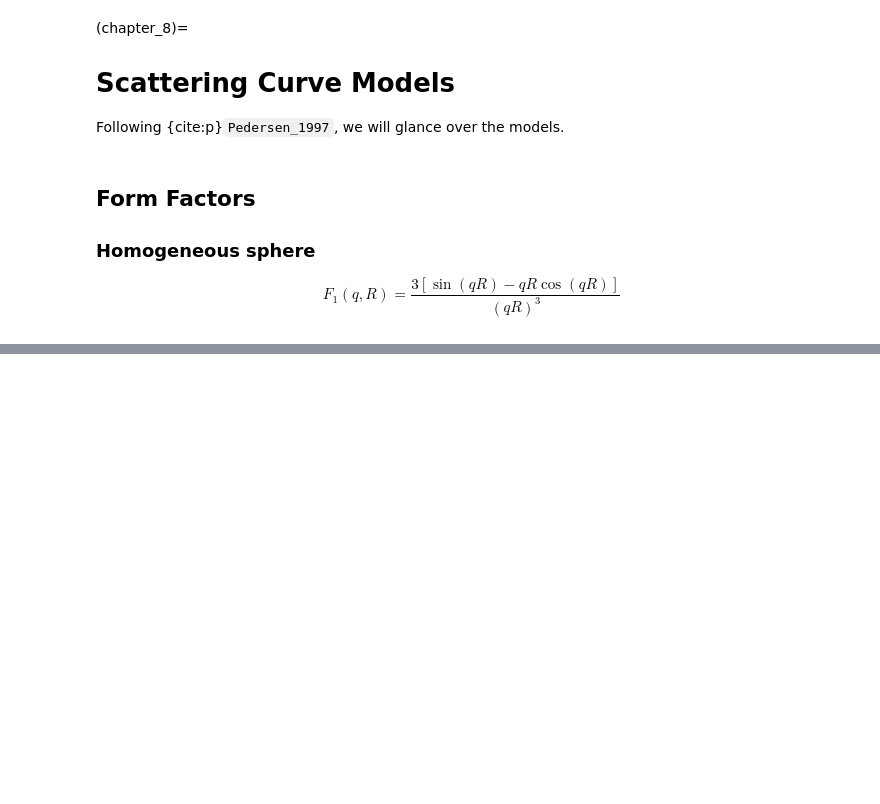
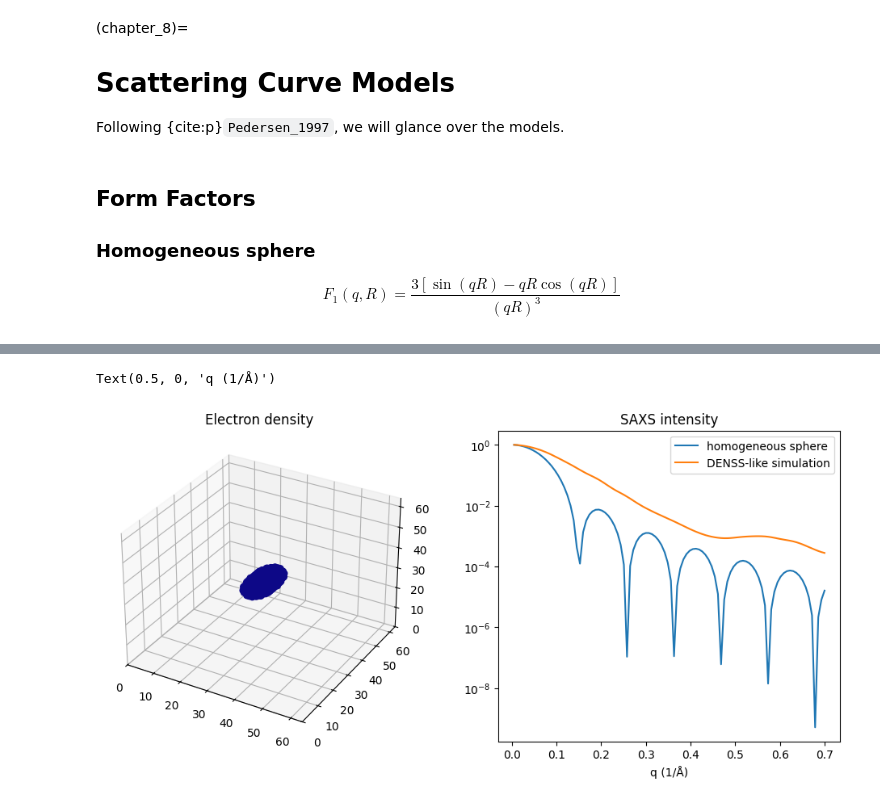
Before and after one commit to freesemt/molass-essence, a Jupyter notebook: _sources/chapters/09/scattering_models.ipynb, the cells around one changed output, grey strips where cells are left out. Saved outputs shown, nothing was run; the diff lists cells and outputs as text; code cells hidden in the pictures; blank space fills up the shorter version.

```diff
--- a/_sources/chapters/09/scattering_models.ipynb
+++ b/_sources/chapters/09/scattering_models.ipynb
@@ -30,0 +67,25 @@ for ax in ax1, ax2:
+# %%
+from molass.Shapes import Ellipsoid
+from molass.DensitySpace import VoxelSpace
+from molass.SAXS.Simulator import compute_saxs, draw_saxs
+
+ellipsoid = Ellipsoid(10, 5, 3)
+space = VoxelSpace(64, ellipsoid)
+saxs = compute_saxs(space.rho)
+
+fig = plt.figure(figsize=(12, 5))
+ax1 = fig.add_subplot(121, projection='3d')
+ax1.set_title('Electron density')
+space.plot_as_dots(ax1)
+
+ax2 = fig.add_subplot(122)
+ax2.set_title('SAXS intensity')
+ax2.set_yscale('log')
+ax2.plot(q, I, label='homogeneous sphere')
+curve = saxs.get_curve()
+ax2.plot(q, curve.y, label='DENSS-like simulation')
+ax2.legend()
+ax2.set_xlabel('q (1/Å)')
+# %% [output]
+Text(0.5, 0, 'q (1/Å)')
+[figure, added]
```
Also changed, not shown: parts of 4 cells of this notebook, 35 other files.
